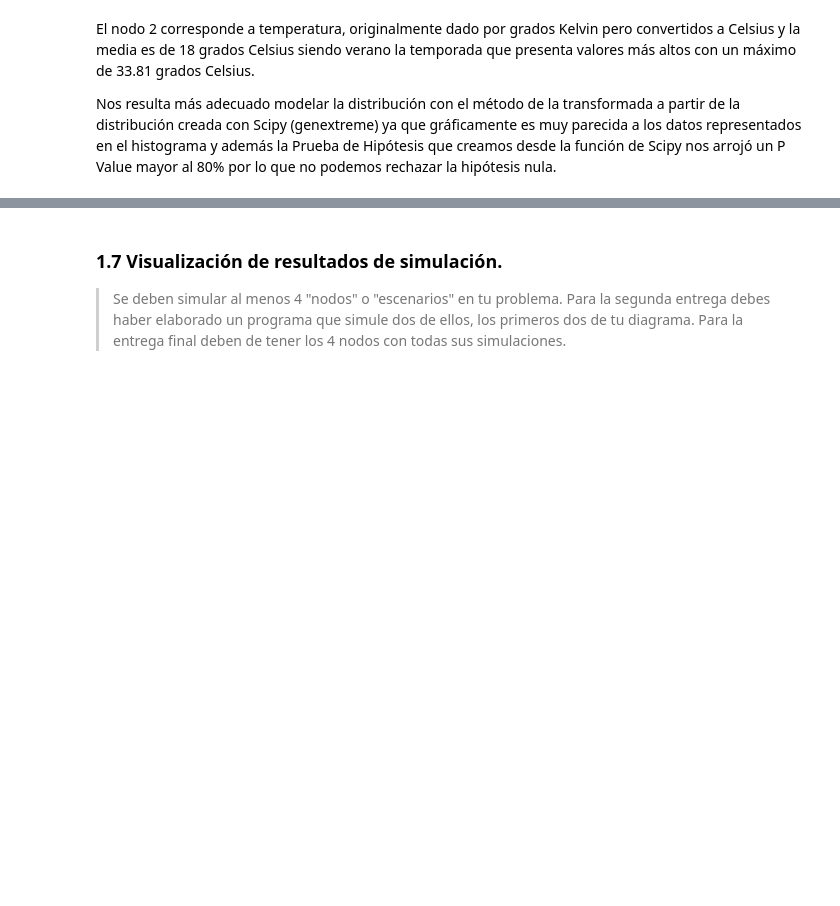
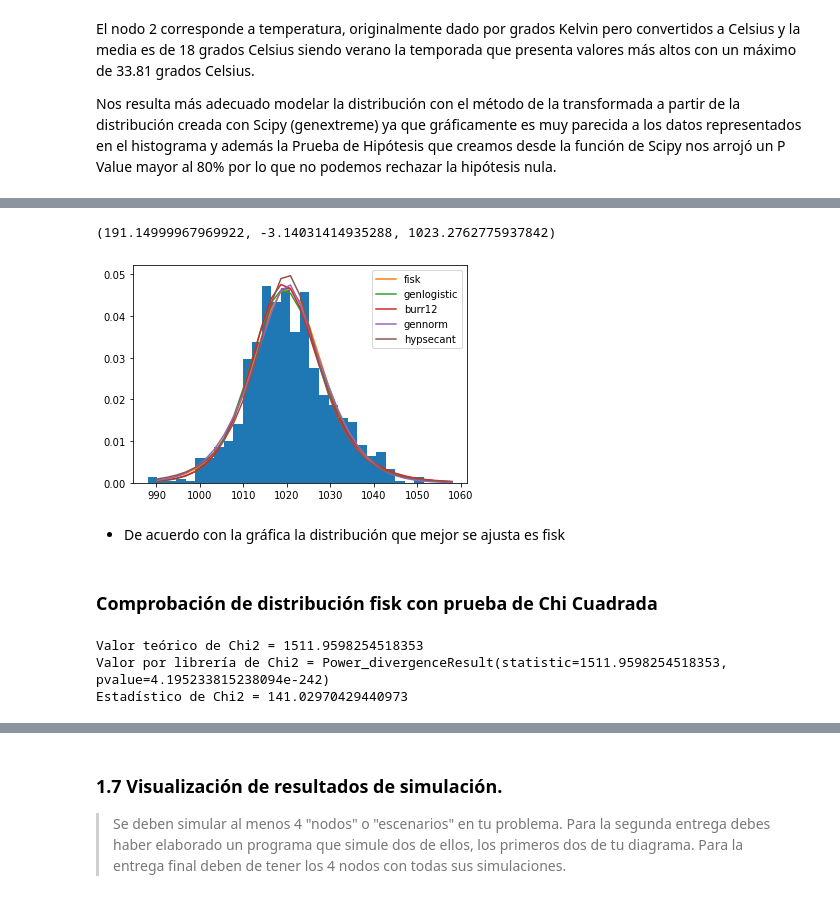
Before and after one commit to PintorOD1997/ProyectoConjunto_LandaverdeI_PintorD, a Jupyter notebook: ProyectoModulo1_OchoaD_MercadoI.ipynb, the cells around one changed output, grey strips where cells are left out. Cells and saved outputs as stored; diff of their text form; code cells hidden in the pictures; blank space fills up the shorter version.

```diff
--- a/ProyectoModulo1_OchoaD_MercadoI.ipynb
+++ b/ProyectoModulo1_OchoaD_MercadoI.ipynb
@@ -986,0 +1010,16 @@ Nos resulta más adecuado modelar la distribución con el método de la transfor
+# %%
+dist, p = best_fit_params(presion)
+p
+# %% [output]
+(191.14999967969922, -3.14031414935288, 1023.2762775937842)
+[figure, added]
+# %% [markdown]
+* De acuerdo con la gráfica la distribución que mejor se ajusta es fisk
+# %% [markdown]
+### Comprobación de distribución fisk con prueba de Chi Cuadrada
+# %%
+chi2(dist,p,y,x[:-1])
+# %% [output]
+Valor teórico de Chi2 = 1511.9598254518353
+Valor por librería de Chi2 = Power_divergenceResult(statistic=1511.9598254518353, pvalue=4.195233815238094e-242)
+Estadístico de Chi2 = 141.02970429440973
```
Also changed, not shown: parts of 77 cells of this notebook.
